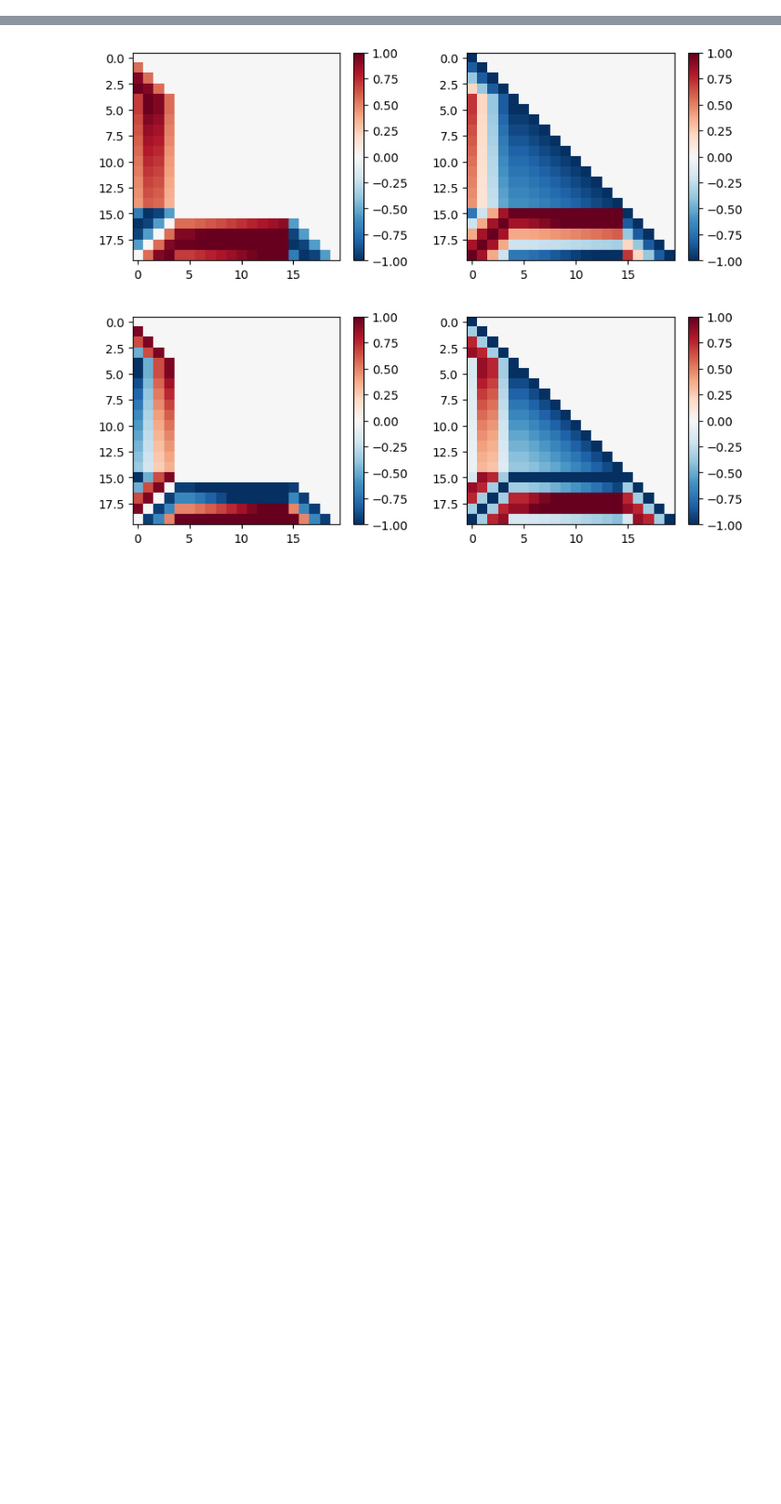
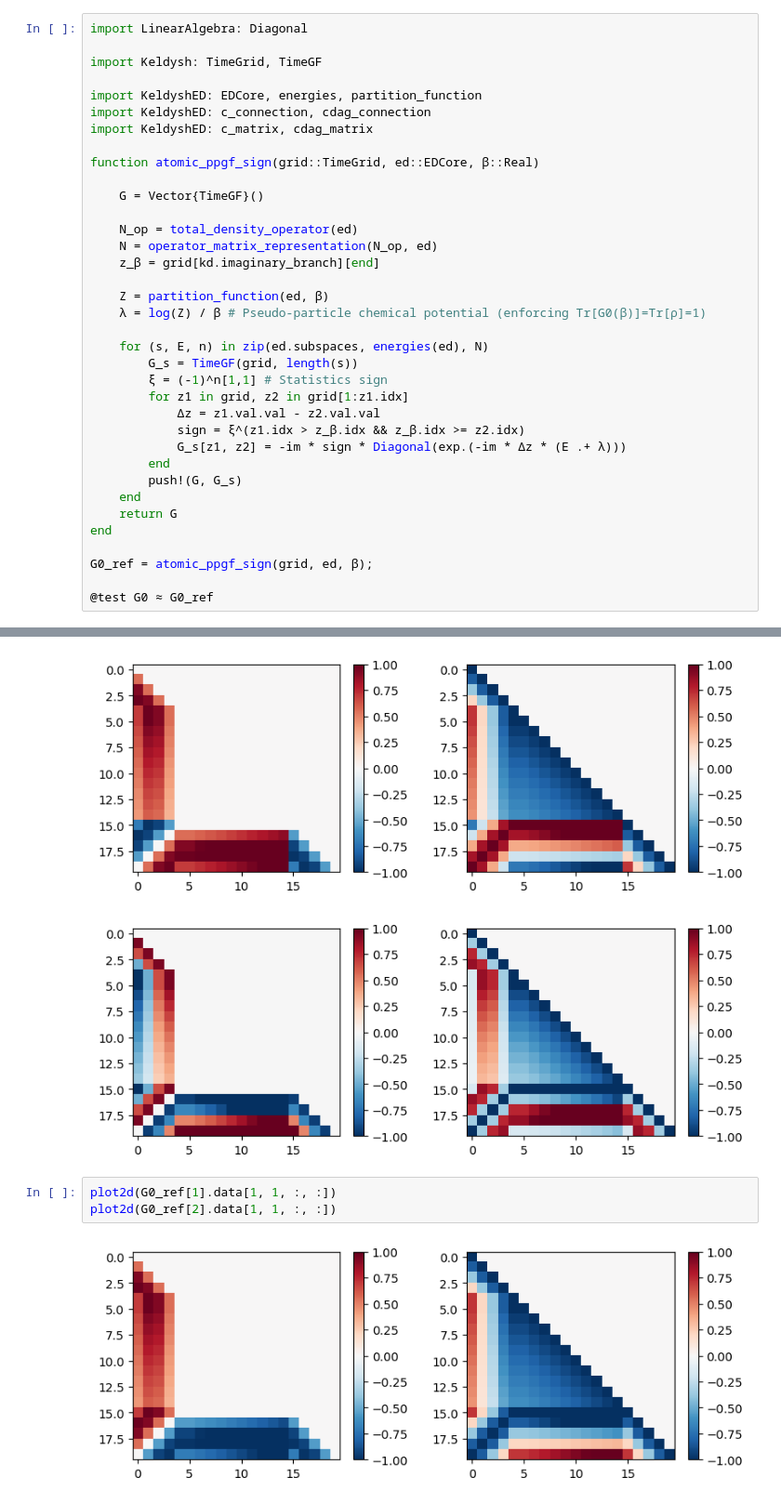
Before and after one commit to krivenko/QInchworm.jl, a Jupyter notebook: experiments/Single-particle Green's function evaluation.ipynb, the cells around one changed output, grey strips where cells are left out. Shown at 93% size. Saved outputs shown, nothing was run; the diff lists cells and outputs as text; blank space fills up the shorter version.

Commit message:
[ppgf] stat sign on atomic ppgf

```diff
--- a/experiments/Single-particle Green's function evaluation.ipynb
+++ b/experiments/Single-particle Green's function evaluation.ipynb
@@ -40,0 +88,36 @@ G0[1].data[1, 1, z_f.idx+1:end, 1:z_f.idx] *= -1.;
+# %%
+import LinearAlgebra: Diagonal
+
+import Keldysh: TimeGrid, TimeGF
+
+import KeldyshED: EDCore, energies, partition_function
+import KeldyshED: c_connection, cdag_connection
+import KeldyshED: c_matrix, cdag_matrix
+
+function atomic_ppgf_sign(grid::TimeGrid, ed::EDCore, β::Real)
+
+    G = Vector{TimeGF}()
+
+    N_op = total_density_operator(ed)
+    N = operator_matrix_representation(N_op, ed)
+    z_β = grid[kd.imaginary_branch][end]
+
+    Z = partition_function(ed, β)
+    λ = log(Z) / β # Pseudo-particle chemical potential (enforcing Tr[G0(β)]=Tr[ρ]=1)
+
+    for (s, E, n) in zip(ed.subspaces, energies(ed), N)
+        G_s = TimeGF(grid, length(s))
+        ξ = (-1)^n[1,1] # Statistics sign
+        for z1 in grid, z2 in grid[1:z1.idx]
+            Δz = z1.val.val - z2.val.val
+            sign = ξ^(z1.idx > z_β.idx && z_β.idx >= z2.idx)
+            G_s[z1, z2] = -im * sign * Diagonal(exp.(-im * Δz * (E .+ λ)))
+        end
+        push!(G, G_s)
+    end
+    return G
+end
+
+G0_ref = atomic_ppgf_sign(grid, ed, β);
+
+@test G0 ≈ G0_ref
@@ -109,3 +197,8 @@ plot2d(G0[2].data[1, 1, :, :])
 # %% [output]
 [figure]
 [figure]
+# %%
+plot2d(G0_ref[1].data[1, 1, :, :])
+plot2d(G0_ref[2].data[1, 1, :, :])
+# %% [output]
+[figure, added]
```
Also changed, not shown: parts of 5 cells of this notebook, 1 other file.
